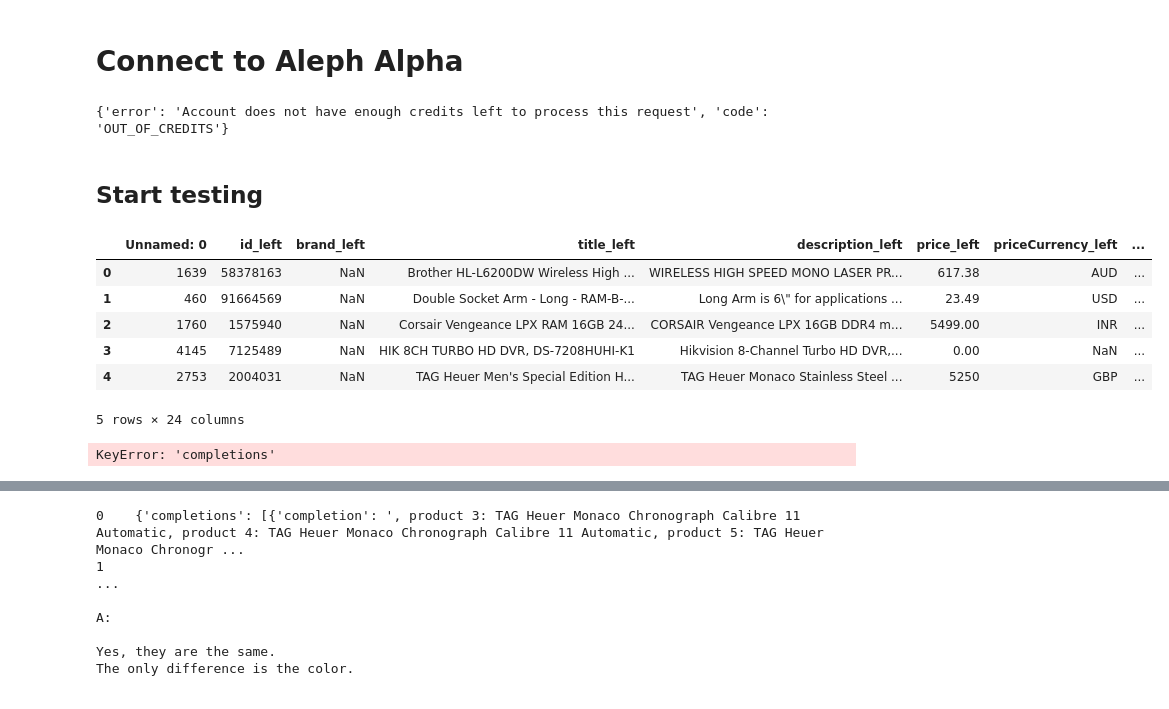
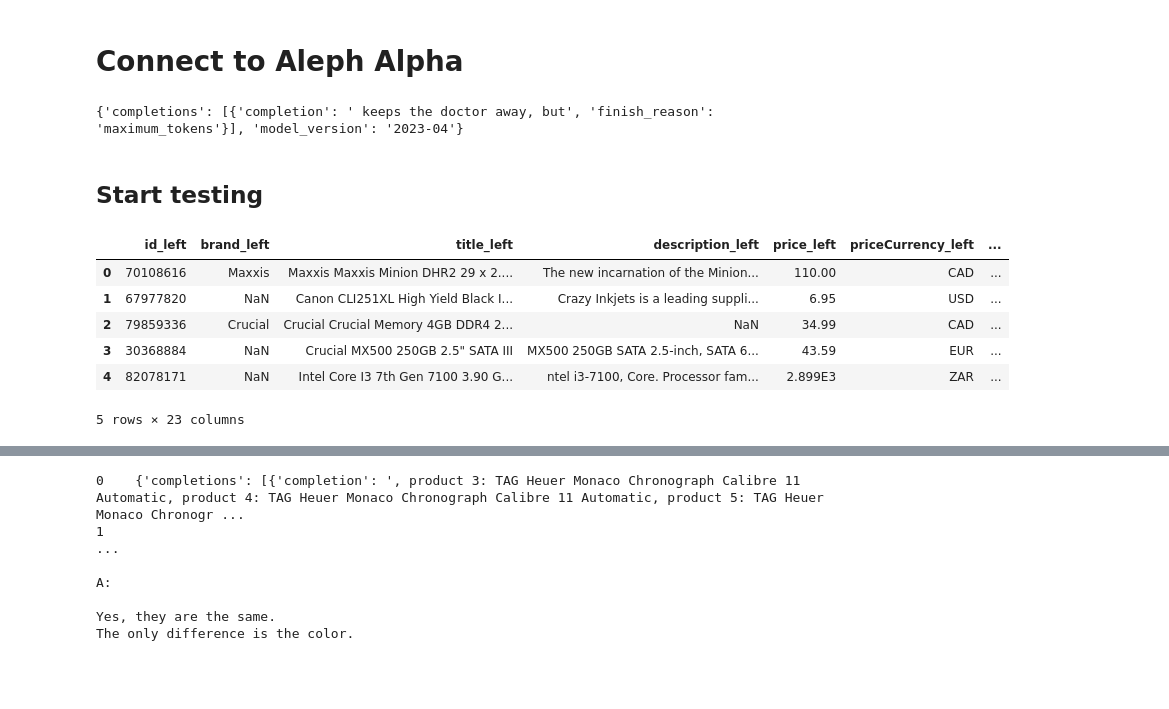
Before and after one commit to Aaron9812/FSS23Seminar, a Jupyter notebook: test_aleph_alpha.ipynb, the cells around one changed output, grey strips where cells are left out. Cells and saved outputs as stored; diff of their text form; code cells hidden in the pictures.

```diff
--- a/test_aleph_alpha.ipynb
+++ b/test_aleph_alpha.ipynb
@@ -15,7 +15,7 @@ def get_answer(question):
     payload = json.dumps({
     "model": "luminous-base",
     "prompt": question,
-    "maximum_tokens": 64
+    "maximum_tokens": 6
     })
     headers = {
     'Content-Type': 'application/json',
@@ -27,21 +27,21 @@ def get_answer(question):
 
 print(get_answer("An apple a day"))
 # %% [output]
-{'error': 'Account does not have enough credits left to process this request', 'code': 'OUT_OF_CREDITS'}
+{'completions': [{'completion': ' keeps the doctor away, but', 'finish_reason': 'maximum_tokens'}], 'model_version': '2023-04'}
 # %% [markdown]
 ## Start testing
 # %%
 # open our test dataframe from the csv
-df = pd.read_csv('data/test/random_sample_100.csv')
+df = pd.read_csv('data/test/random_sample_100_v2.csv')
 df.head()
 # %% [output]
-|  | Unnamed: 0 | id_left | brand_left | title_left | description_left | price_left | priceCurrency_left | ... |
-| 0 | 1639 | 58378163 | NaN | Brother HL-L6200DW Wireless High ... | WIRELESS HIGH SPEED MONO LASER PR... | 617.38 | AUD | ... |
-| 1 | 460 | 91664569 | NaN | Double Socket Arm - Long - RAM-B-... | Long Arm is 6\" for applications ... | 23.49 | USD | ... |
-| 2 | 1760 | 1575940 | NaN | Corsair Vengeance LPX RAM 16GB 24... | CORSAIR Vengeance LPX 16GB DDR4 m... | 5499.00 | INR | ... |
-| 3 | 4145 | 7125489 | NaN | HIK 8CH TURBO HD DVR, DS-7208HUHI-K1 | Hikvision 8-Channel Turbo HD DVR,... | 0.00 | NaN | ... |
-| 4 | 2753 | 2004031 | NaN | TAG Heuer Men's Special Edition H... | TAG Heuer Monaco Stainless Steel ... | 5250 | GBP | ... |
+|  | id_left | brand_left | title_left | description_left | price_left | priceCurrency_left | ... |
+| 0 | 70108616 | Maxxis | Maxxis Maxxis Minion DHR2 29 x 2.... | The new incarnation of the Minion... | 110.00 | CAD | ... |
+| 1 | 67977820 | NaN | Canon CLI251XL High Yield Black I... | Crazy Inkjets is a leading suppli... | 6.95 | USD | ... |
+| 2 | 79859336 | Crucial | Crucial Crucial Memory 4GB DDR4 2... | NaN | 34.99 | CAD | ... |
+| 3 | 30368884 | NaN | Crucial MX500 250GB 2.5" SATA III | MX500 250GB SATA 2.5-inch, SATA 6... | 43.59 | EUR | ... |
+| 4 | 82078171 | NaN | Intel Core I3 7th Gen 7100 3.90 G... | ntel i3-7100, Core. Processor fam... | 2.899E3 | ZAR | ... |
-5 rows × 24 columns
+5 rows × 23 columns
 # %%
 # create a new column for the chatbot response
 df['chatbot_response'] = ''
@@ -50,7 +50,7 @@ df['chatbot_question'] = ''
 # %%
 # loop through the dataframe and send the messages to the chatbot
 for index, row in tqdm(df.iterrows(), total=df.shape[0]):
-    message = f"Are these two products the same? product 1: {row['title_left']}, product 2: {row['title_right']}"
+    message = f"Do the following two product decriptions match. Answer with yes or no. product 1: {row['title_left']}, product 2: {row['title_right']}"
     error = ""
     for i in range(3):
         try:
@@ -74,5 +74,3 @@ for index, row in tqdm(df.iterrows(), total=df.shape[0]):
         df.at[index, 'chatbot_response'] = -1
         df.at[index, 'chatbot_question'] = message
         print("Error: response was not set successfully")
-# %% [output]
-KeyError: 'completions'
```
Also changed, not shown: parts of 8 cells of this notebook, 17 other files.
